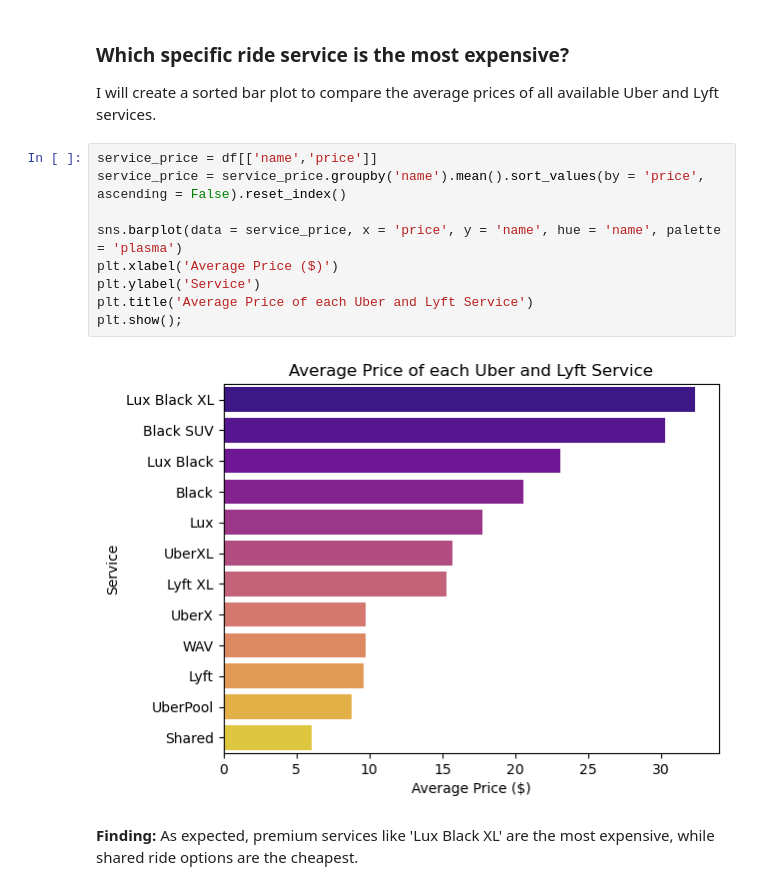
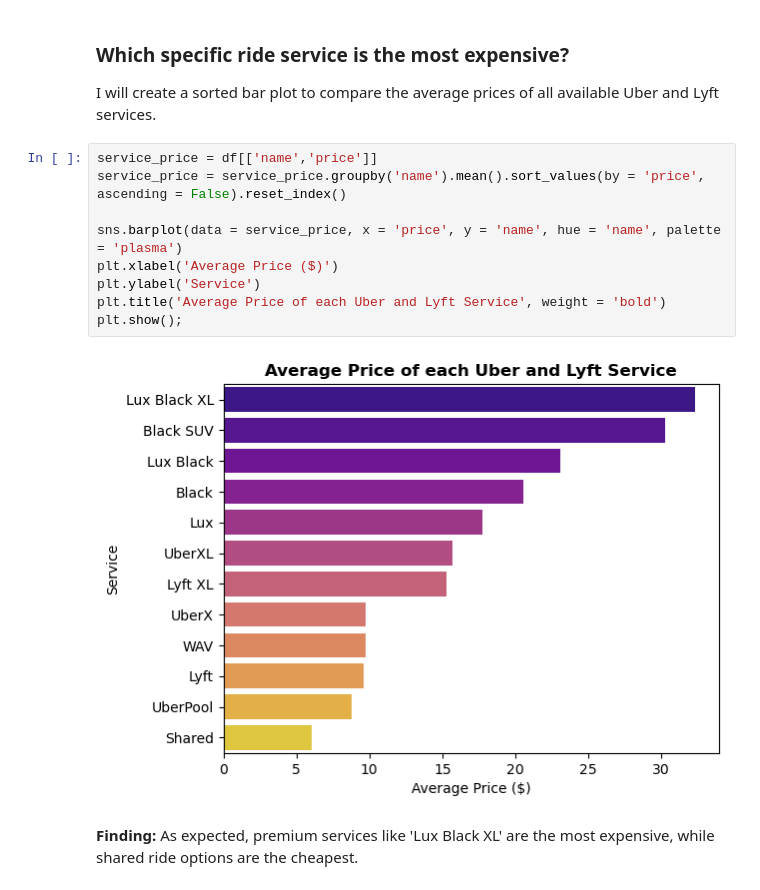
Before and after one commit to yraclimaco/Uber-Lyft-Price-Prediction, a Jupyter notebook: UberLyft_PricePredict _Project.ipynb, the cells around one changed output. Cells and saved outputs as stored; diff of their text form.

```diff
--- a/UberLyft_PricePredict _Project.ipynb
+++ b/UberLyft_PricePredict _Project.ipynb
@@ -121,14 +121,14 @@ I will create a sorted bar plot to compare the average prices of all available U
 # %%
 service_price = df[['name','price']]
 service_price = service_price.groupby('name').mean().sort_values(by = 'price', ascending = False).reset_index()
 
 sns.barplot(data = service_price, x = 'price', y = 'name', hue = 'name', palette = 'plasma')
 plt.xlabel('Average Price ($)')
 plt.ylabel('Service')
-plt.title('Average Price of each Uber and Lyft Service')
+plt.title('Average Price of each Uber and Lyft Service', weight = 'bold')
 plt.show();
 # %% [output]
-[figure, old version]
+[figure, new version]
 # %% [markdown]
 **Finding:** As expected, premium services like 'Lux Black XL' are the most expensive, while shared ride options are the cheapest.
 # %% [markdown]
```
Also changed, not shown: parts of 13 cells of this notebook.
